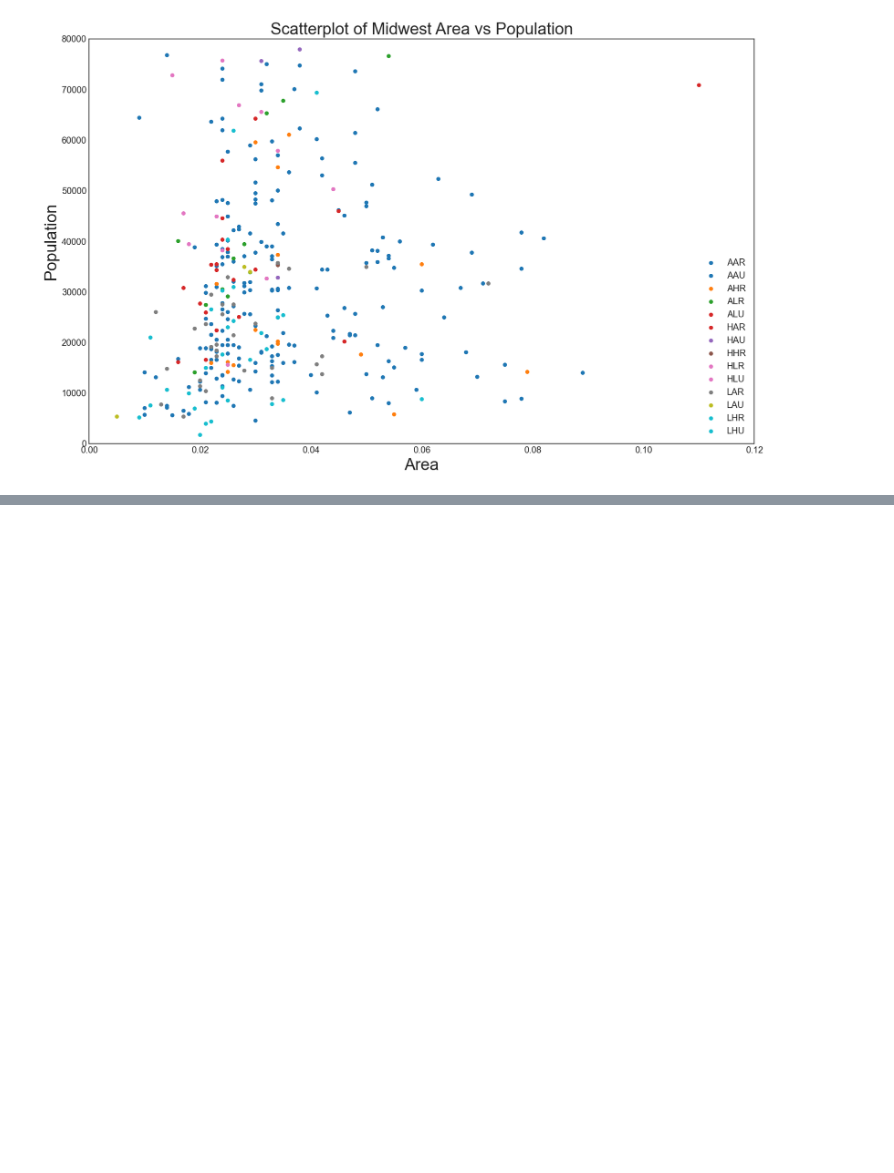
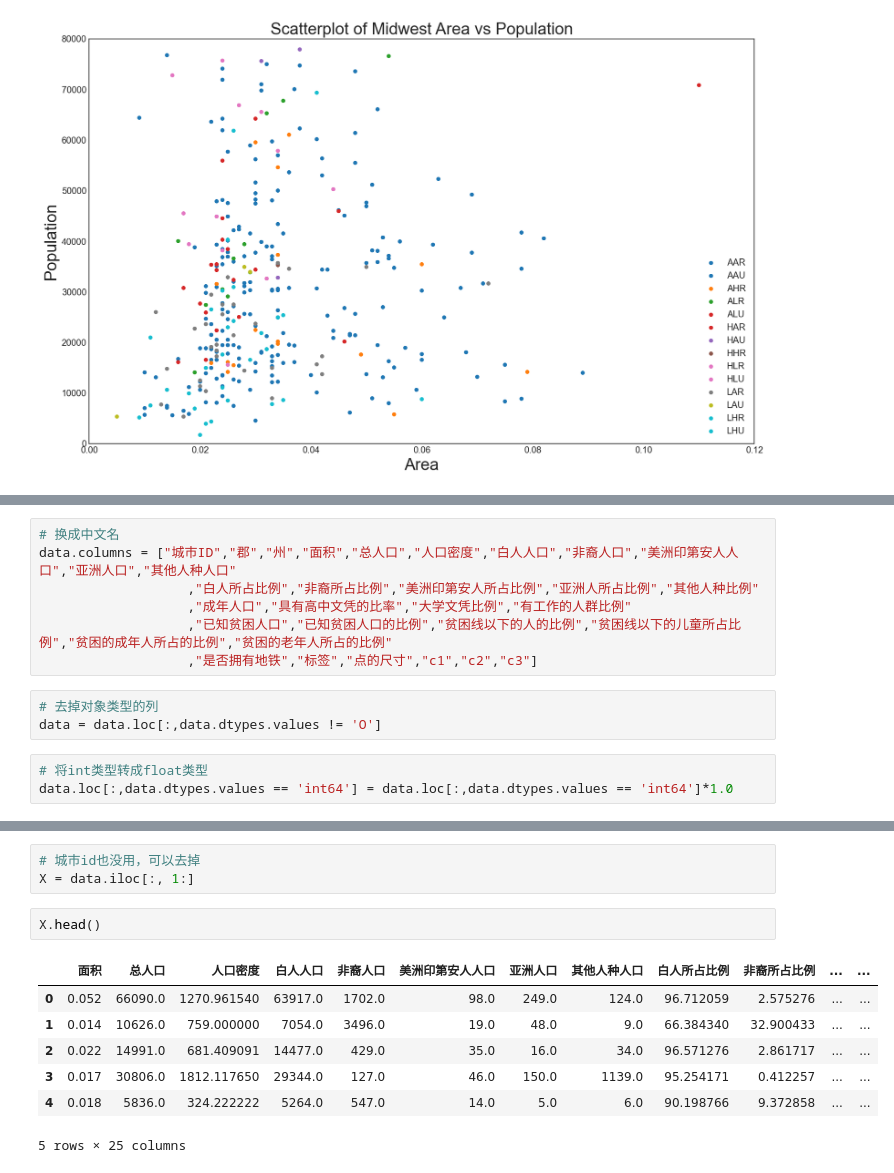
Before and after one commit to protea-ban/top-50-matplotlib-visualizations, a Jupyter notebook: 01_correlation_散点图.ipynb, the cells around one changed output, grey strips where cells are left out. Saved outputs shown, nothing was run; the diff lists cells and outputs as text; blank space fills up the shorter version.

```diff
--- a/01_correlation_散点图.ipynb
+++ b/01_correlation_散点图.ipynb
@@ -266,0 +309,13 @@ plt.show()
+# %%
+# 换成中文名
+data.columns = ["城市ID","郡","州","面积","总人口","人口密度","白人人口","非裔人口","美洲印第安人人口","亚洲人口","其他人种人口"
+                   ,"白人所占比例","非裔所占比例","美洲印第安人所占比例","亚洲人所占比例","其他人种比例"
+                   ,"成年人口","具有高中文凭的比率","大学文凭比例","有工作的人群比例"
+                   ,"已知贫困人口","已知贫困人口的比例","贫困线以下的人的比例","贫困线以下的儿童所占比例","贫困的成年人所占的比例","贫困的老年人所占的比例"
+                   ,"是否拥有地铁","标签","点的尺寸","c1","c2","c3"]
+# %%
+# 去掉对象类型的列
+data = data.loc[:,data.dtypes.values != 'O']
+# %%
+# 将int类型转成float类型
+data.loc[:,data.dtypes.values == 'int64'] = data.loc[:,data.dtypes.values == 'int64']*1.0
@@ -266,0 +342,13 @@ plt.show()
+# %%
+# 城市id也没用，可以去掉
+X = data.iloc[:, 1:]
+# %%
+X.head()
+# %% [output]
+|  | 面积 | 总人口 | 人口密度 | 白人人口 | 非裔人口 | 美洲印第安人人口 | 亚洲人口 | 其他人种人口 | 白人所占比例 | 非裔所占比例 | ... | ... |
+| 0 | 0.052 | 66090.0 | 1270.961540 | 63917.0 | 1702.0 | 98.0 | 249.0 | 124.0 | 96.712059 | 2.575276 | ... | ... |
+| 1 | 0.014 | 10626.0 | 759.000000 | 7054.0 | 3496.0 | 19.0 | 48.0 | 9.0 | 66.384340 | 32.900433 | ... | ... |
+| 2 | 0.022 | 14991.0 | 681.409091 | 14477.0 | 429.0 | 35.0 | 16.0 | 34.0 | 96.571276 | 2.861717 | ... | ... |
+| 3 | 0.017 | 30806.0 | 1812.117650 | 29344.0 | 127.0 | 46.0 | 150.0 | 1139.0 | 95.254171 | 0.412257 | ... | ... |
+| 4 | 0.018 | 5836.0 | 324.222222 | 5264.0 | 547.0 | 14.0 | 5.0 | 6.0 | 90.198766 | 9.372858 | ... | ... |
+5 rows × 25 columns
```
Also changed, not shown: parts of 29 cells of this notebook.
